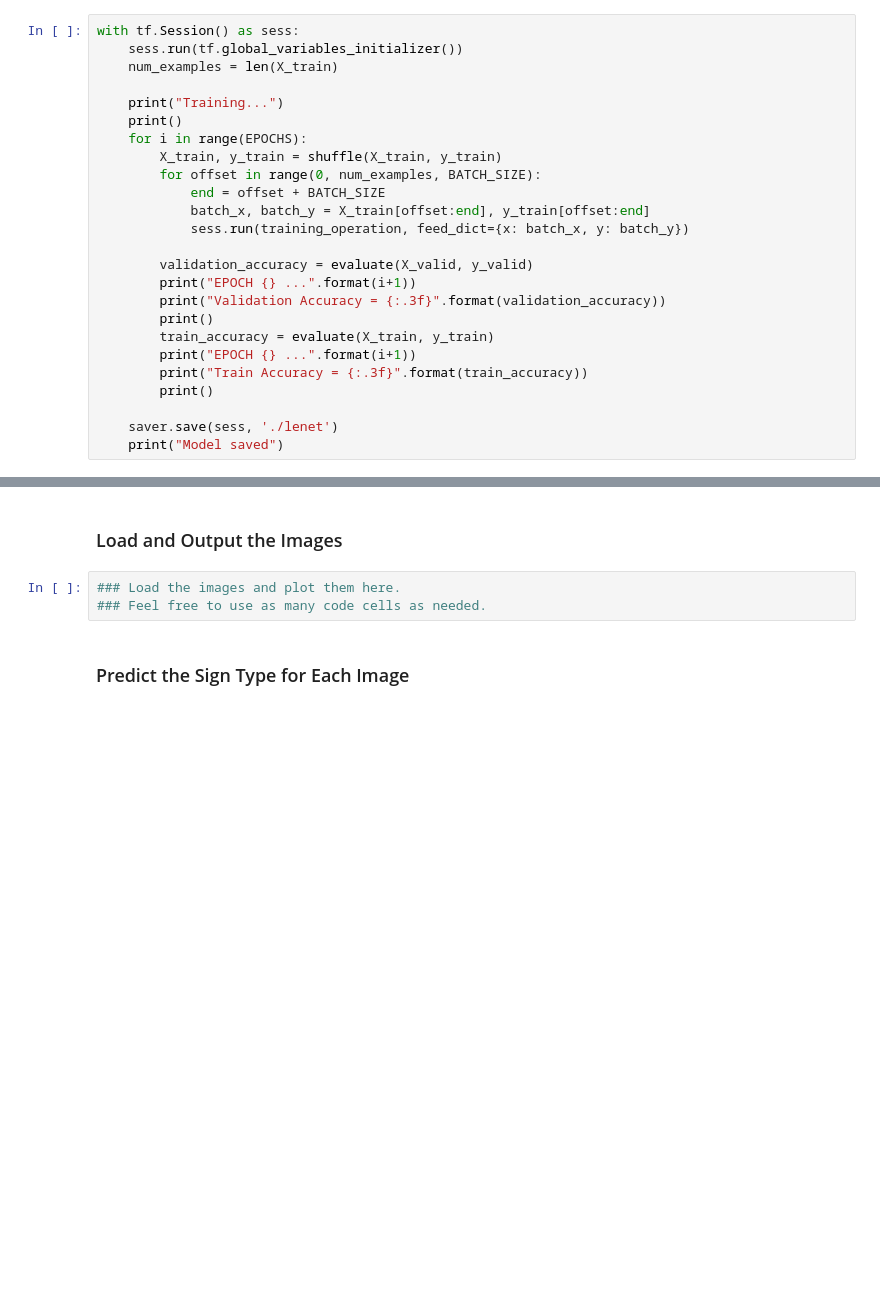
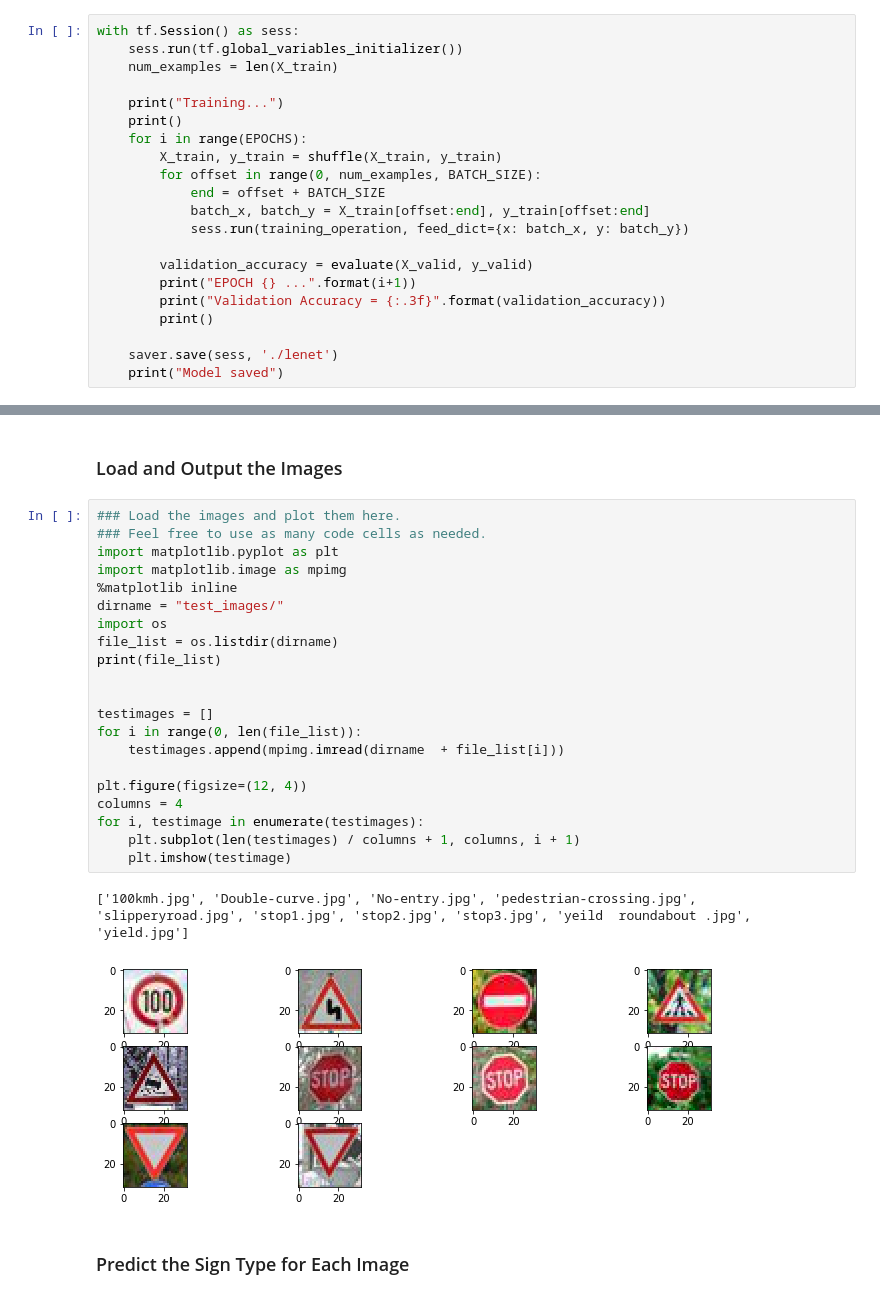
Before and after one commit to QuantumCoherence/CarND-Traffic-Sign-Classifier-Project, a Jupyter notebook: Traffic_Sign_Classifier.ipynb, the cells around one changed output, grey strips where cells are left out. Cells and saved outputs as stored; diff of their text form; blank space fills up the shorter version.

Commit message:
added websing test

```diff
--- a/Traffic_Sign_Classifier.ipynb
+++ b/Traffic_Sign_Classifier.ipynb
@@ -363,10 +370,6 @@ with tf.Session() as sess:
         print("EPOCH {} ...".format(i+1))
         print("Validation Accuracy = {:.3f}".format(validation_accuracy))
         print()
-        train_accuracy = evaluate(X_train, y_train)
-        print("EPOCH {} ...".format(i+1))
-        print("Train Accuracy = {:.3f}".format(train_accuracy))
-        print()
 
     saver.save(sess, './lenet')
     print("Model saved")
@@ -386,9 +389,30 @@ To give yourself more insight into how your model is working, download at least
 You may find `signnames.csv` useful as it contains mappings from the class id (integer) to the actual sign name.
 # %% [markdown]
 ### Load and Output the Images
-# %%
-### Load the images and plot them here.
-### Feel free to use as many code cells as needed.
+# %%
+### Load the images and plot them here.
+### Feel free to use as many code cells as needed.
+import matplotlib.pyplot as plt
+import matplotlib.image as mpimg
+%matplotlib inline
+dirname = "test_images/"
+import os
+file_list = os.listdir(dirname)
+print(file_list)
+
+
+testimages = []
+for i in range(0, len(file_list)):
+    testimages.append(mpimg.imread(dirname  + file_list[i]))
+
+plt.figure(figsize=(12, 4))
+columns = 4
+for i, testimage in enumerate(testimages):
+    plt.subplot(len(testimages) / columns + 1, columns, i + 1)
+    plt.imshow(testimage)
+# %% [output]
+['100kmh.jpg', 'Double-curve.jpg', 'No-entry.jpg', 'pedestrian-crossing.jpg', 'slipperyroad.jpg', 'stop1.jpg', 'stop2.jpg', 'stop3.jpg', 'yeild  roundabout .jpg', 'yield.jpg']
+[figure, added]
 # %% [markdown]
 ### Predict the Sign Type for Each Image
 # %%
```
Also changed, not shown: parts of 9 cells of this notebook.
